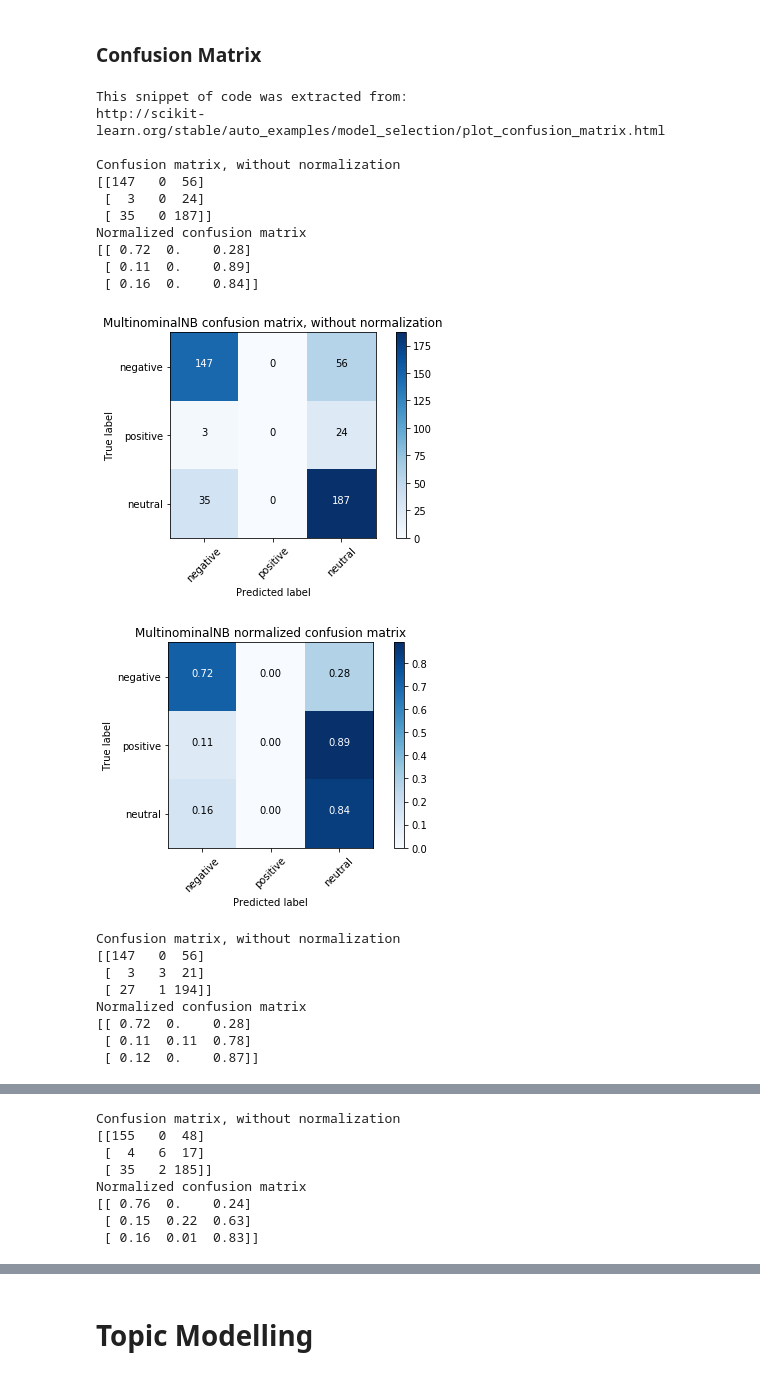
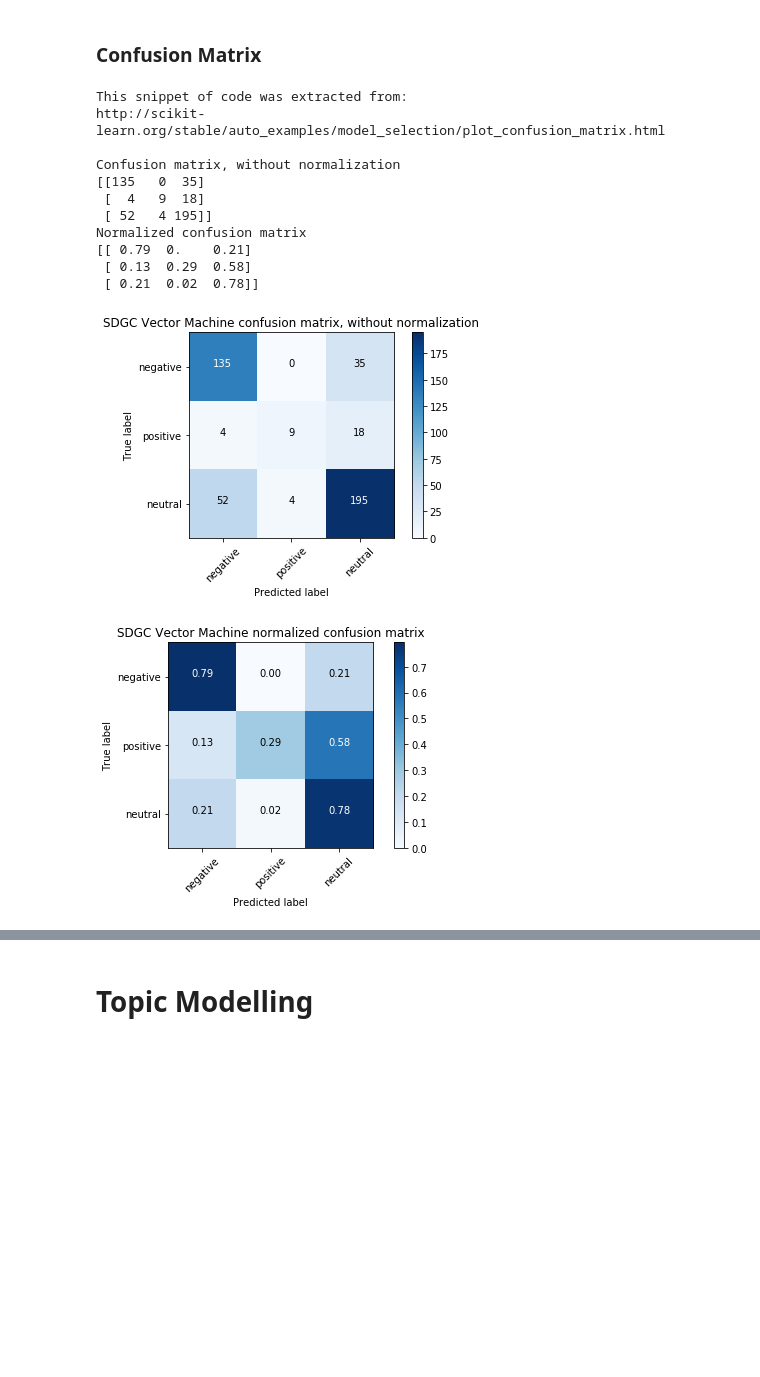
Before and after one commit to bryan-mwas/sentalytics_api, a Jupyter notebook: sentalytics/senti_model/sentalytics.ipynb, the cells around one changed output, grey strips where cells are left out. Drawn from its saved outputs; the diff is of its cells as text; code cells hidden in the pictures; blank space fills up the shorter version.

```diff
--- a/sentalytics/senti_model/sentalytics.ipynb
+++ b/sentalytics/senti_model/sentalytics.ipynb
@@ -67,9 +146,9 @@ import numpy as np
 # %%
-clf_nb = Pipeline([('vect', CountVectorizer()), ('tfidf', TfidfTransformer()), ('clf', MultinomialNB())])
-clf_nb = clf_nb.fit(X_train,y_train)
-y_pred_nb = clf_nb.predict(X_test)
-print(metrics.classification_report(y_test, y_pred_nb))
-print("MultinomialNB Accuracy: ", metrics.accuracy_score(y_test, y_pred_nb))
+clf_svm = Pipeline([('vect', CountVectorizer()), ('tfidf', TfidfTransformer(use_idf=True)), ('clf', SGDClassifier(loss='hinge',penalty='l2', n_iter=5,alpha=0.001,random_state=42))])
+clf_svm = clf_svm.fit(X_train,y_train)
+y_pred_svm = clf_svm.predict(X_test)
+print(metrics.classification_report(y_test, y_pred_svm))
+print("SGDClassifier Accuracy: ", metrics.accuracy_score(y_test, y_pred_svm))
 # %% [output]
              precision    recall  f1-score   support
 
@@ -223,48 +247,40 @@ def plot_confusion_matrix(cm, classes,
 
     plt.tight_layout()
     plt.ylabel('True label')
     plt.xlabel('Predicted label')
 
 # Compute confusion matrix for all predicted y
 
-predicted_y = [y_pred_nb, y_pred_reg, y_pred_svm]
+predicted_y = [y_pred_svm]
 
-titles = ['MultinominalNB', 'Logistic Regression', 'Support Vector Machine']
+titles = ['SDGC Vector Machine']
 
 for index, y_prediction in enumerate(predicted_y):
     cnf_matrix = confusion_matrix(y_test, y_prediction)
     np.set_printoptions(precision=2)
 
     # Plot non-normalized confusion matrix
     plt.figure()
     plot_confusion_matrix(cnf_matrix, classes=class_names,
                           title=titles[index] + ' confusion matrix, without normalization')
 
     # Plot normalized confusion matrix
     plt.figure()
     plot_confusion_matrix(cnf_matrix, classes=class_names, normalize=True,
                           title=titles[index] + ' normalized confusion matrix')
 
     plt.show()
 # %% [output]
 This snippet of code was extracted from:
 http://scikit-learn.org/stable/auto_examples/model_selection/plot_confusion_matrix.html
 
 Confusion matrix, without normalization
-[[147   0  56]
- [  3   0  24]
- [ 35   0 187]]
+[[135   0  35]
+ [  4   9  18]
+ [ 52   4 195]]
 Normalized confusion matrix
-[[ 0.72  0.    0.28]
- [ 0.11  0.    0.89]
- [ 0.16  0.    0.84]]
+[[ 0.79  0.    0.21]
+ [ 0.13  0.29  0.58]
+ [ 0.21  0.02  0.78]]
-[figure, old version]
+[figure, new version]
-[figure, old version]
+[figure, new version]
-Confusion matrix, without normalization
-[[147   0  56]
- [  3   3  21]
- [ 27   1 194]]
-Normalized confusion matrix
-[[ 0.72  0.    0.28]
- [ 0.11  0.11  0.78]
- [ 0.12  0.    0.87]]
@@ -273,8 +286,0 @@ Normalized confusion matrix
-Confusion matrix, without normalization
-[[155   0  48]
- [  4   6  17]
- [ 35   2 185]]
-Normalized confusion matrix
-[[ 0.76  0.    0.24]
- [ 0.15  0.22  0.63]
- [ 0.16  0.01  0.83]]
```
Also changed, not shown: parts of 36 cells of this notebook.
